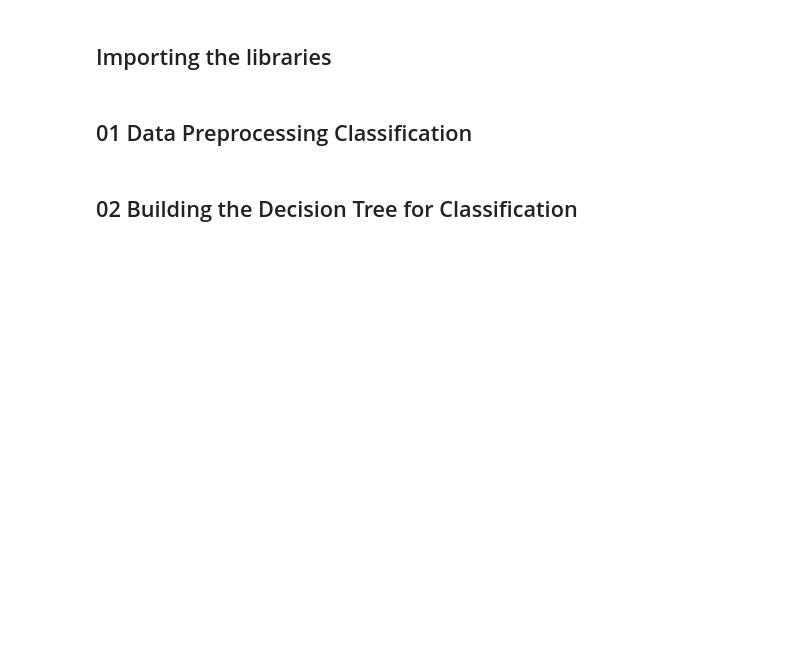
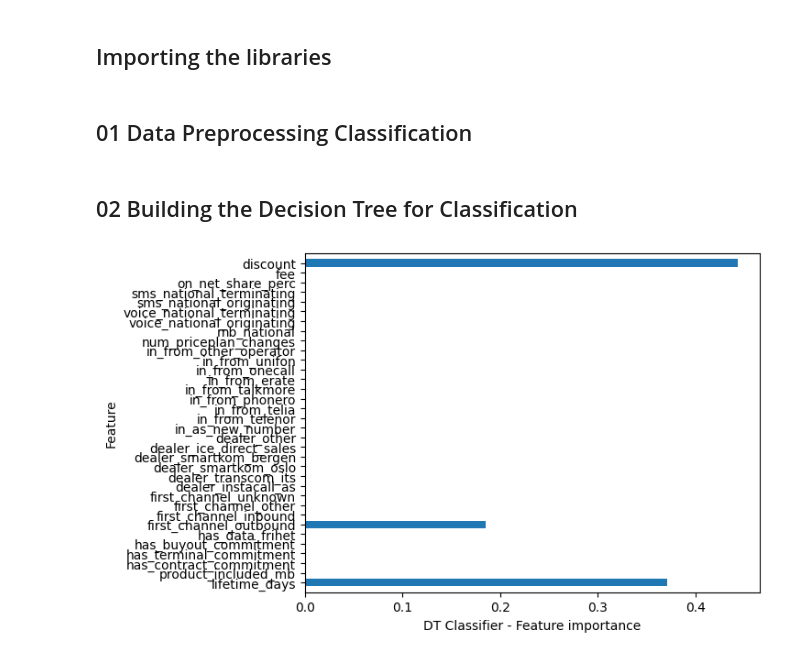
Before and after one commit to gabrielborja/machine_learning, a Jupyter notebook: decision_trees_template.ipynb, the cells around one changed output. Saved outputs shown, nothing was run; the diff lists cells and outputs as text; code cells hidden in the pictures; blank space fills up the shorter version.

Commit message:
build a decision tree classifier and visualize the feature importance

```diff
--- a/decision_trees_template.ipynb
+++ b/decision_trees_template.ipynb
@@ -50,11 +55,17 @@ df_cl.tail()
 df_cl.info()
 # %%
 # Creating the matrix of features and the dependent variable vector
-X = df1.iloc[:,:-1].values
-y = df1.iloc[:,-1:].values
+X = df_cl.iloc[:,:-1].values
+y = df_cl.iloc[:,-1:].values
+print(f'[X: {X.shape}], [y:{y.shape}]')
 # %%
-# Splitting the dataset into the training and test set
+# Splitting the data into the training set and test set
 from sklearn.model_selection import train_test_split
-X_train, X_test, y_train, y_test = train_test_split(X, y, train_size=0.8, test_size=0.2, random_state=0, shuffle=True)
+X_train, X_test, y_train, y_test = train_test_split(X, y, test_size=0.2, train_size=0.8, random_state=0, shuffle=True)
 # %% [markdown]
 ## 02 Building the Decision Tree for Classification
+# %%
+# Importing Decision Tree Classifier
+from sklearn.tree import DecisionTreeClassifier
+tree_cs = DecisionTreeClassifier(criterion='entropy', max_depth=9, max_leaf_nodes=4, random_state=0) #
+tree_cs.fit(X_train, y_train)
@@ -60,0 +93,16 @@ X_train, X_test, y_train, y_test = train_test_split(X, y, train_size=0.8, test_s
+# %%
+# Creating a function to plot the feature importance of DT Classifier
+def plot_feature_importances_tree_class(df, model):
+  n_features = df.shape[1] - 1
+  #return n_features
+  plt.barh(range(n_features), model.feature_importances_, align='center')
+  plt.yticks(np.arange(n_features), df.columns[:-1])
+  plt.xlabel("DT Classifier - Feature importance")
+  plt.ylabel("Feature")
+  plt.ylim(-1, n_features)
+  plt.show()
+# %%
+# Visualizing the feature importance of DT Classifier
+plot_feature_importances_tree_class(df=df_cl, model=tree_cs)
+# %% [output]
+[figure, added]
```
Also changed, not shown: parts of 6 cells of this notebook.
